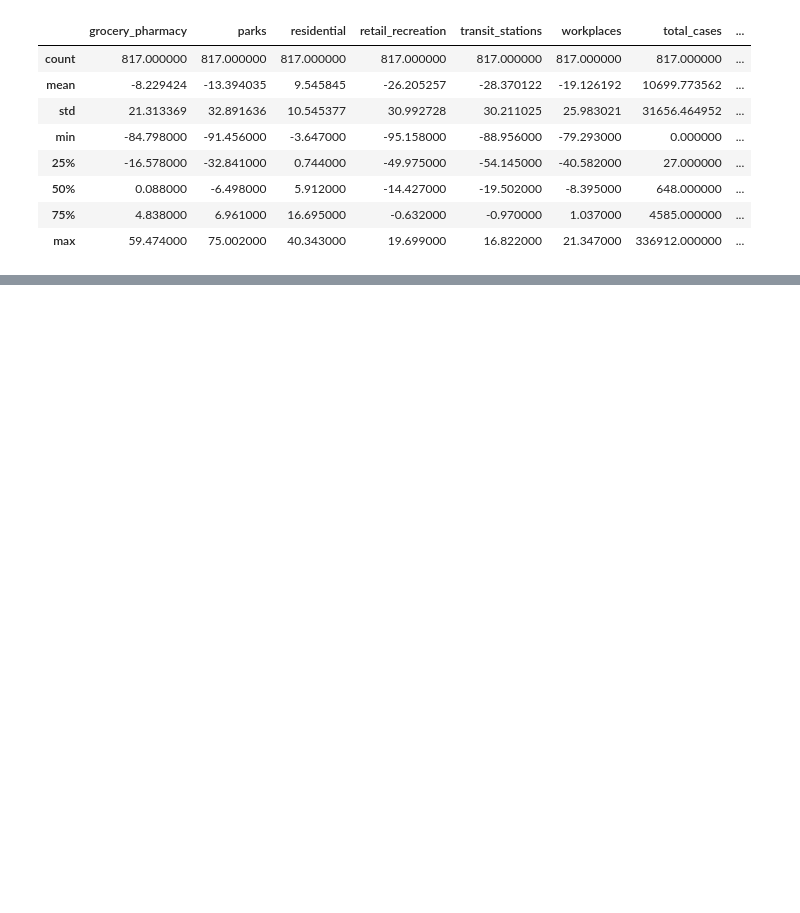
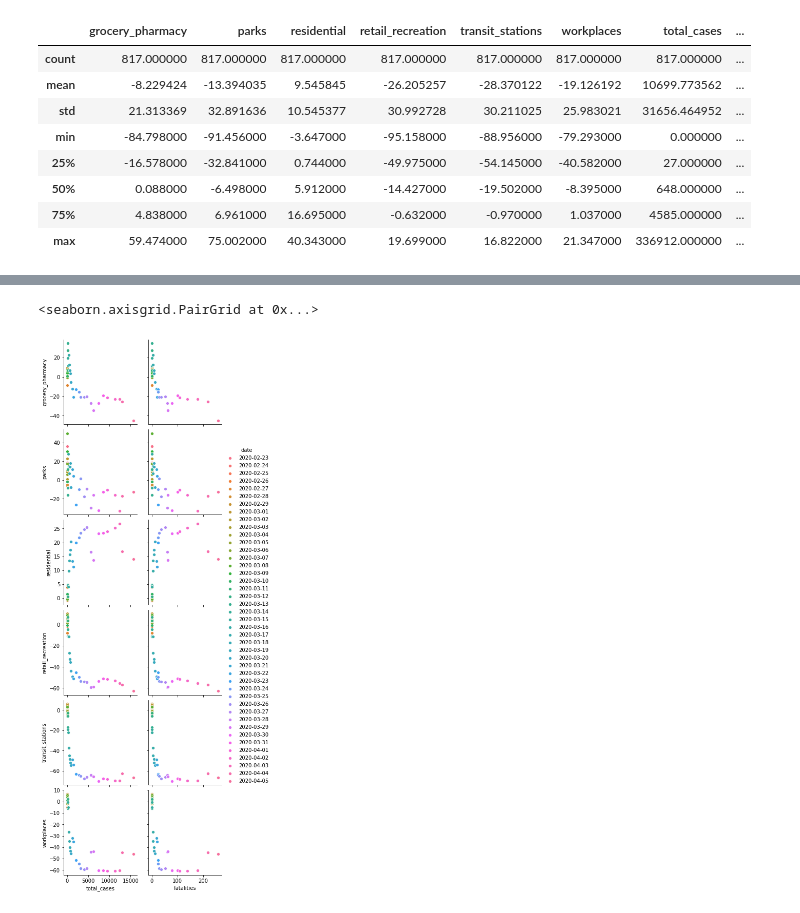
Before and after one commit to Pedrag1234/FEUP_IART_TP2, a Jupyter notebook: src/ covid19_mobility.ipynb, the cells around one changed output, grey strips where cells are left out. Drawn from its saved outputs; the diff is of its cells as text; code cells hidden in the pictures; blank space fills up the shorter version.

```diff
--- a/src/ covid19_mobility.ipynb
+++ b/src/ covid19_mobility.ipynb
@@ -26,0 +69,27 @@ iris_data.describe()
+# %%
+ar_covid_data = covid_data.loc[(covid_data['country'] == 'Argentina')]
+au_covid_data = covid_data.loc[(covid_data['country'] == 'Australia')]
+br_covid_data = covid_data.loc[(covid_data['country'] == 'Brazil')]
+ca_covid_data = covid_data.loc[(covid_data['country'] == 'Canada')]
+de_covid_data = covid_data.loc[(covid_data['country'] == 'Germany')]
+es_covid_data = covid_data.loc[(covid_data['country'] == 'Spain')]
+fr_covid_data = covid_data.loc[(covid_data['country'] == 'France')]
+gb_covid_data = covid_data.loc[(covid_data['country'] == 'United Kingdom')]
+id_covid_data = covid_data.loc[(covid_data['country'] == 'Indonesia')]
+in_covid_data = covid_data.loc[(covid_data['country'] == 'India')]
+it_covid_data = covid_data.loc[(covid_data['country'] == 'Italy')]
+jp_covid_data = covid_data.loc[(covid_data['country'] == 'Japan')]
+kr_covid_data = covid_data.loc[(covid_data['country'] == 'South Korea')]
+mx_covid_data = covid_data.loc[(covid_data['country'] == 'Mexico')]
+sa_covid_data = covid_data.loc[(covid_data['country'] == 'Saudi Arabia')]
+se_covid_data = covid_data.loc[(covid_data['country'] == 'Sweden')]
+tr_covid_data = covid_data.loc[(covid_data['country'] == 'Turkey')]
+us_covid_data = covid_data.loc[(covid_data['country'] == 'US')]
+za_covid_data = covid_data.loc[(covid_data['country'] == 'South Africa')]
+# %%
+sb.pairplot(ca_covid_data, hue="date", x_vars = ["total_cases","fatalities"],
+            y_vars = ["grocery_pharmacy","parks","residential",
+                      "retail_recreation","transit_stations","workplaces"])
+# %% [output]
+<seaborn.axisgrid.PairGrid at 0x...>
+[figure, added]
```
Also changed, not shown: parts of 8 cells of this notebook.
